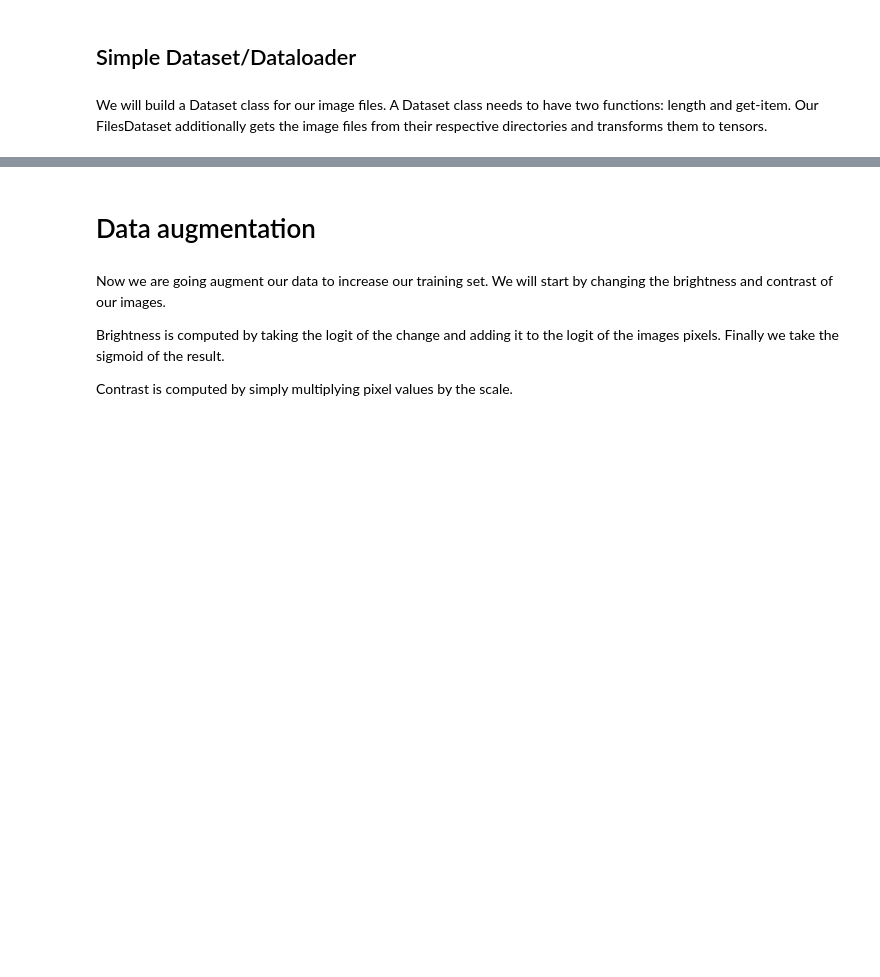
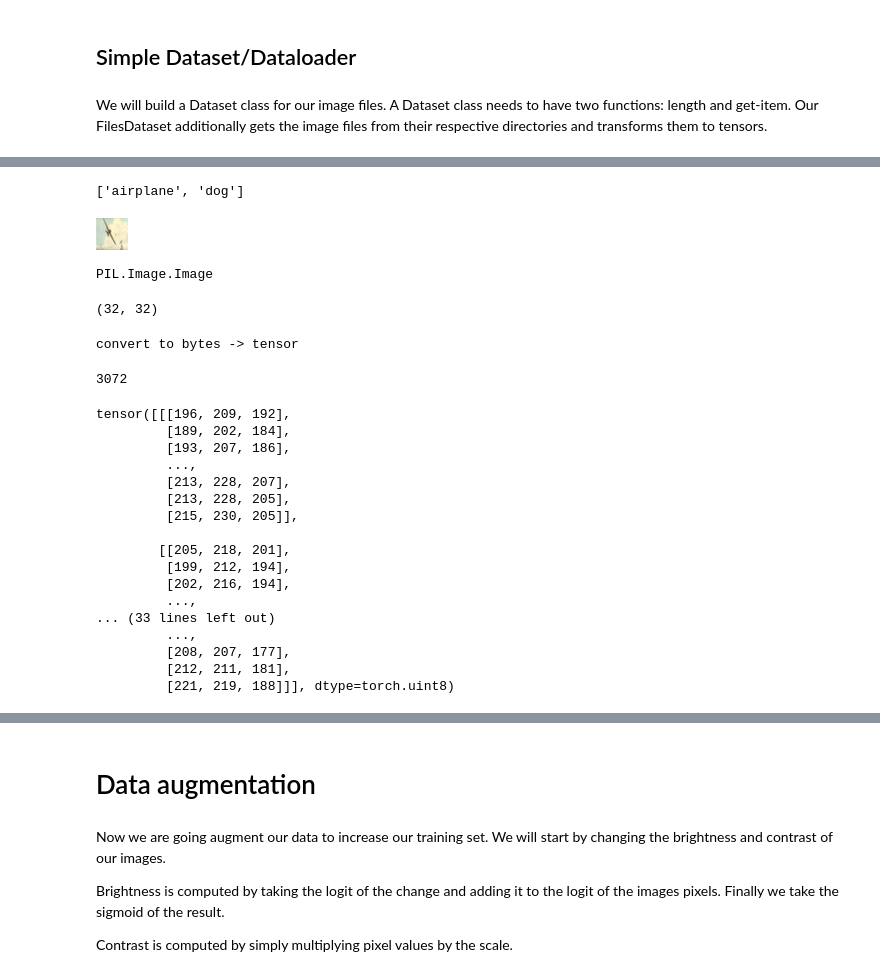
Before and after one commit to anhquan0412/fastai_v1, a Jupyter notebook: dev_nb/002_images.ipynb, the cells around one changed output, grey strips where cells are left out. Drawn from its saved outputs; the diff is of its cells as text; code cells hidden in the pictures; blank space fills up the shorter version.

```diff
--- a/dev_nb/002_images.ipynb
+++ b/dev_nb/002_images.ipynb
@@ -40,19 +58,21 @@ We will build a Dataset class for our image files. A Dataset class needs to have
 # %%
 #export
 def find_classes(folder):
+    # return class list
     classes = [d for d in folder.iterdir()
                if d.is_dir() and not d.name.startswith('.')]
     assert(len(classes)>0)
     return sorted(classes, key=lambda d: d.name)
 
 def get_image_files(c):
-    return [o for o in list(c.iterdir())
+    # get all image file name from class
+    return [o for o in c.iterdir()
             if not o.name.startswith('.') and not o.is_dir()]
 
 def pil2tensor(image):
     arr = torch.ByteTensor(torch.ByteStorage.from_buffer(image.tobytes()))
-    arr = arr.view(image.size[1], image.size[0], -1)
-    arr = arr.permute(2,0,1)
+    arr = arr.view(image.size[1], image.size[0], -1) # width x height x channels
+    arr = arr.permute(2,0,1) # layers x height x width
     return arr.float().div_(255)
 # %%
 #export
@@ -74,3 +95,42 @@ class FilesDataset(Dataset):
 # %%
 train_ds = FilesDataset(PATH/'train')
 valid_ds = FilesDataset(PATH/'test')
+# %%
+train_ds.classes
+# %% [output]
+['airplane', 'dog']
+# %%
+x = PIL.Image.open(train_ds.fns[0]).convert('RGB')
+# %%
+x
+type(x)
+x.size
+
+print('convert to bytes -> tensor')
+
+temp=torch.ByteStorage(x.tobytes())
+temp.size()
+torch.ByteTensor(temp).view(x.size[1],x.size[0],-1)
+# %% [output]
+[figure, added]
+PIL.Image.Image
+(32, 32)
+convert to bytes -> tensor
+3072
+tensor([[[196, 209, 192],
+         [189, 202, 184],
+         [193, 207, 186],
+         ...,
+         [213, 228, 207],
+         [213, 228, 205],
+         [215, 230, 205]],
+
+        [[205, 218, 201],
+         [199, 212, 194],
+         [202, 216, 194],
+         ...,
+... (33 lines left out)
+         ...,
+         [208, 207, 177],
+         [212, 211, 181],
+         [221, 219, 188]]], dtype=torch.uint8)
```
Also changed, not shown: parts of 14 cells of this notebook, 1 other file.
